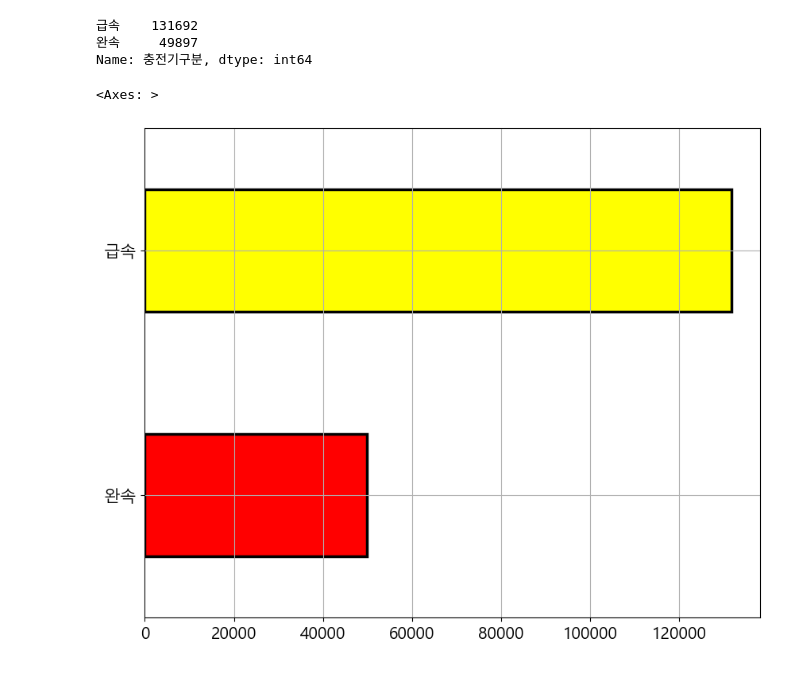
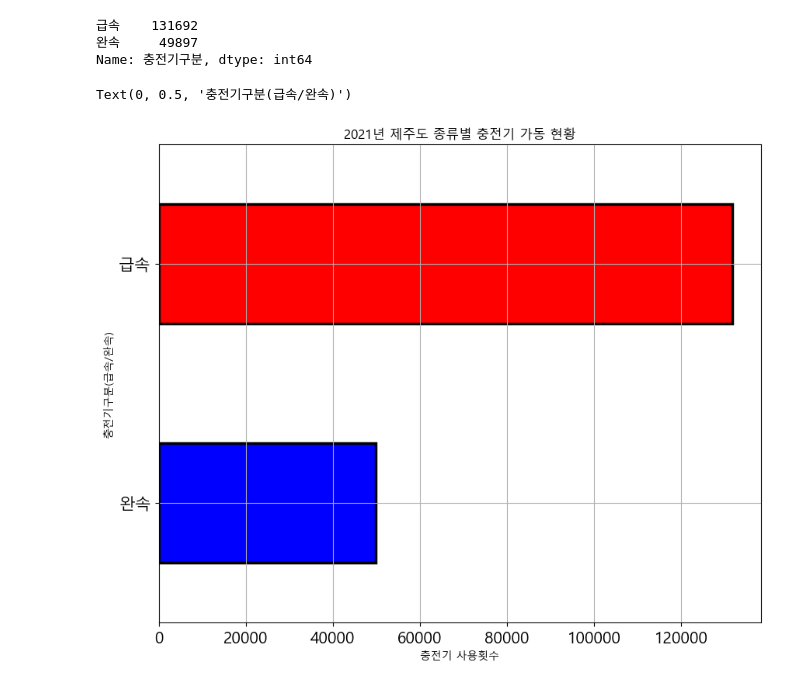
Before and after one commit to YooooSW/project4jo, a Jupyter notebook: chargejeju2021.ipynb, the cells around one changed output. Cells and saved outputs as stored; diff of their text form; code cells hidden in the pictures.

```diff
--- a/chargejeju2021.ipynb
+++ b/chargejeju2021.ipynb
@@ -13,7 +13,7 @@ font_path = "C:/Windows/Fonts/malgun.ttf" # 사용할 폰트명 경로 삽입
 font = font_manager.FontProperties(fname = font_path).get_name()
 rc('font', family = font)
 # %%
-chardatajeju_df = pd.read_excel('제주21년1월부터12월이상치+주소정리.xlsx')
+chardatajeju_df = pd.read_excel('제주21년1월부터12월이상치+주소정리1.xlsx')
 chardatajeju_df
 # %% [output]
 |  | Unnamed: 0 | 본부 | 사업소 | 충전소명 | 충전기 | 충전기ID | 주소 | 충전기구분 | 충전용량 | 충전량 | 충전시간 | ... |
@@ -152,9 +158,12 @@ Name: 충전기구분, dtype: int64
 # %%
 # 2021년도 제주도 전기차 충전소(급속/완속) 사용 빈도 시각화
 
 chargetypecountjeju21_df = pd.value_counts(chardatajeju_df['충전기구분'].values, sort=True, ascending = True)
 chargetypecountjeju21_df.plot.barh()
-chargetypecountjeju21_df.plot.barh(grid=True, color = ['red', 'yellow'], edgecolor = 'black', linewidth = 2.5, figsize=(10,8), fontsize=15)
+chargetypecountjeju21_df.plot.barh(grid=True, color = ['blue', 'red'], edgecolor = 'black', linewidth = 2.5, figsize=(10,8), fontsize=15)
+plt.title('2021년 제주도 종류별 충전기 가동 현황')
+plt.xlabel('충전기 사용횟수')
+plt.ylabel('충전기구분(급속/완속)')
 # %% [output]
-<Axes: >
+Text(0, 0.5, '충전기구분(급속/완속)')
-[figure, old version]
+[figure, new version]
```
Also changed, not shown: parts of 28 cells of this notebook, 15 other files.
